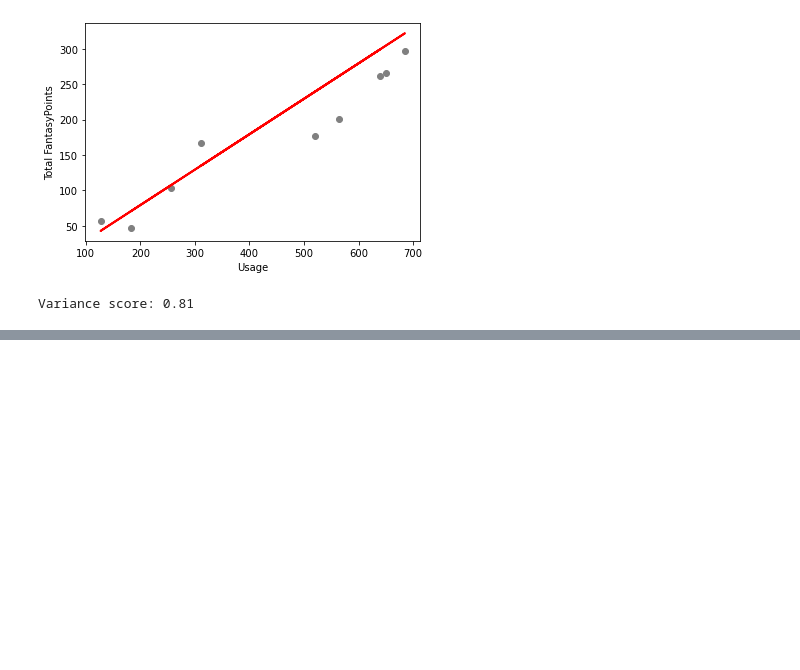
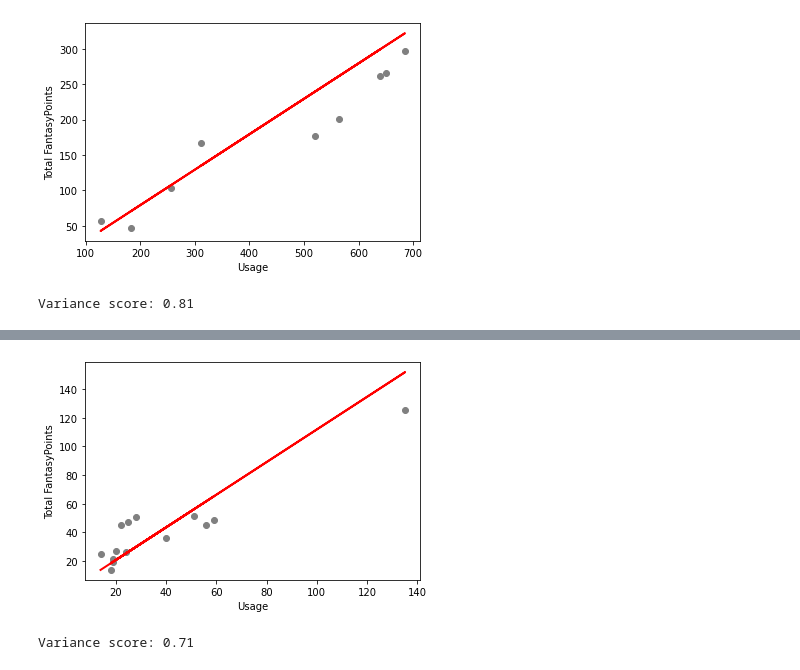
Before and after one commit to rydersitcawich/Fantasy-Football-Machine-Learning-Model, a Jupyter notebook: Fantasy Football Machine Learning Model.ipynb, the cells around one changed output, grey strips where cells are left out. Saved outputs shown, nothing was run; the diff lists cells and outputs as text; code cells hidden in the pictures; blank space fills up the shorter version.

```diff
--- a/Fantasy Football Machine Learning Model.ipynb
+++ b/Fantasy Football Machine Learning Model.ipynb
@@ -180,3 +180,15 @@ plt.show()
 print('Variance score: %.2f' % regressor.score(x_test, y_test))
 # %% [output]
 Variance score: 0.81
+# %%
+te_df = transform_columns(te_df, receiving_columns+rushing_columns)
+te_df['FantasyPoints'] = (te_df['RushingYDs']*0.1 + te_df['RushingTD']*6+ te_df['ReceivingYDs']*0.1 + te_df ['ReceivingTD']*6 - te_df['FL']*2)
+te_df['Total Usage'] = (te_df['RushingAtt'] + te_df['Tgt'])
+te_df = te_df[te_df['ReceivingYDs'] > 100]
+# %%
+x = te_df['Total Usage'].values.reshape(-1, 1)
+y = te_df['FantasyPoints'].values.reshape(-1, 1)
+x_train, x_test, y_train, y_test = train_test_split(x, y, test_size=0.2, random_state=0)
+regressor = LinearRegression()
+regressor.fit(x_train, y_train) #training the algorithm
+y_pred = regressor.predict(x_test)
@@ -182,0 +214,12 @@ Variance score: 0.81
+# %%
+plt.scatter(x_test, y_test,  color='gray')
+plt.plot(x_test, y_pred, color='red', linewidth=2)
+plt.xlabel('Usage')
+plt.ylabel('Total FantasyPoints')
+plt.show()
+# %% [output]
+[figure, added]
+# %%
+print('Variance score: %.2f' % regressor.score(x_test, y_test))
+# %% [output]
+Variance score: 0.71
```
Also changed, not shown: parts of 1 cell of this notebook.
